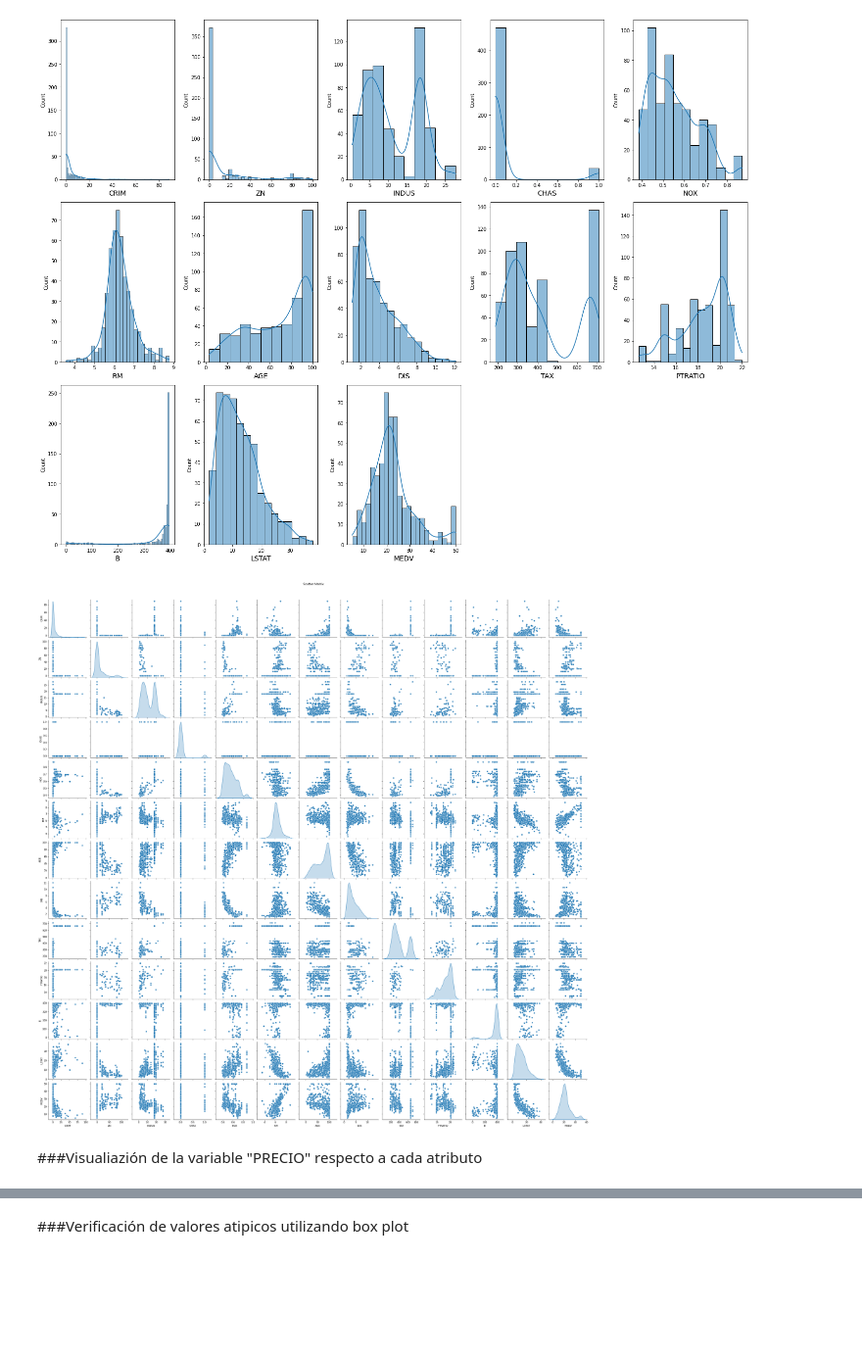
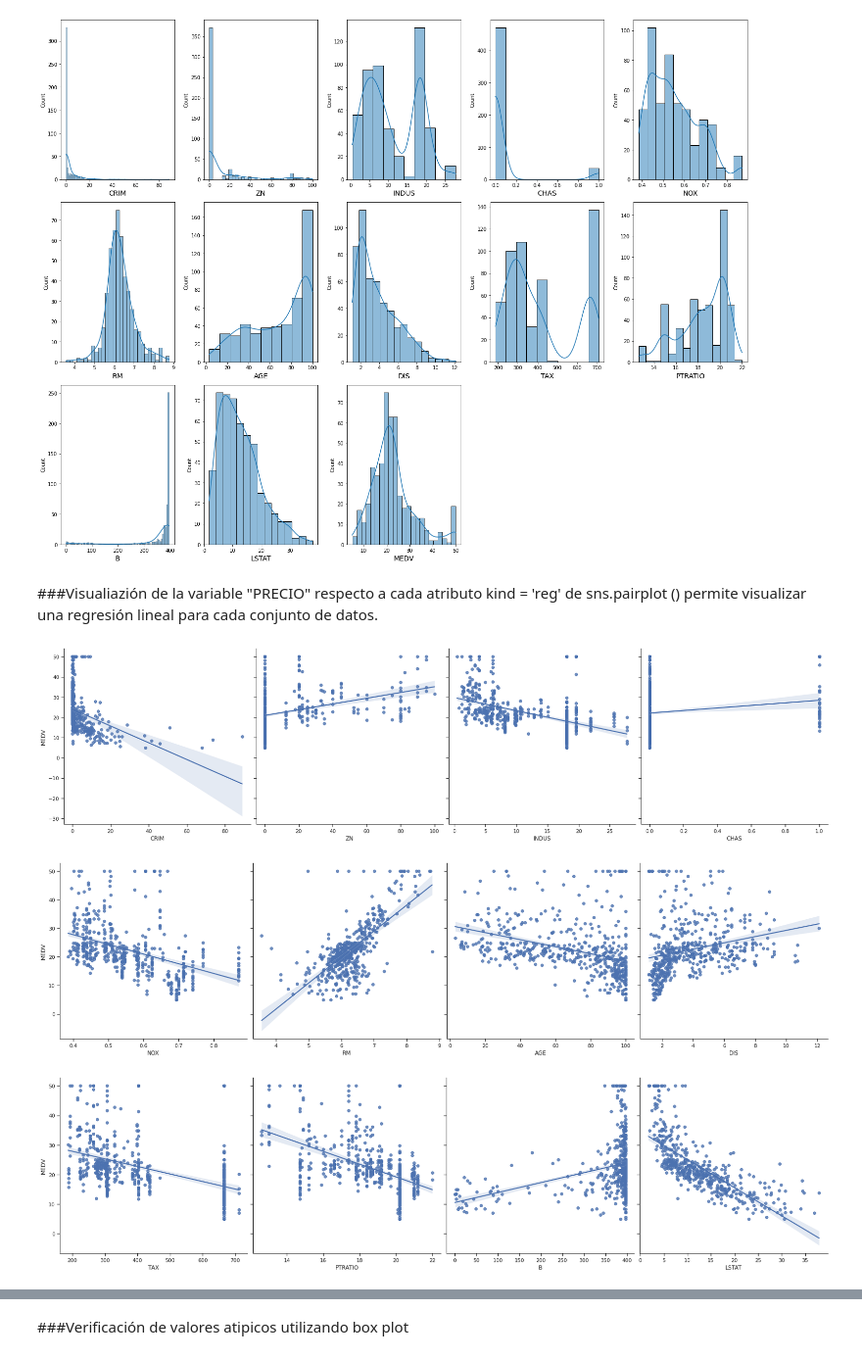
Before and after one commit to RonnyGuevara/Machine-Learning, a Jupyter notebook: TP6/TP6_ML.ipynb, the cells around one changed output, grey strips where cells are left out. Shown at 98% size. Cells and saved outputs as stored; diff of their text form; code cells hidden in the pictures; blank space fills up the shorter version.

```diff
--- a/TP6/TP6_ML.ipynb
+++ b/TP6/TP6_ML.ipynb
@@ -215,14 +231,18 @@ plt.tight_layout()
 plt.show()
 # %% [output]
 [figure]
-# %%
-pg = sns.pairplot(data = df, diag_kind='kde')
-pg.fig.suptitle('Scatter Matrix')
-pg.fig.subplots_adjust(top=0.95)
-# %% [output]
-[figure, removed]
 # %% [markdown]
 ###Visualiazión de la variable "PRECIO" respecto a cada atributo
+kind = 'reg' de sns.pairplot () permite visualizar una regresión lineal para cada conjunto de datos.
+# %%
+sns.set(style="ticks", color_codes=True)
+pg = sns.pairplot(data = df, x_vars=['CRIM','ZN','INDUS','CHAS'], y_vars='MEDV',  height=6, aspect=1., kind='reg')
+pg = sns.pairplot(data = df, x_vars=['NOX','RM','AGE','DIS'], y_vars='MEDV',  height=6, aspect=1., kind='reg')
+pg = sns.pairplot(data = df, x_vars=['TAX','PTRATIO','B','LSTAT'], y_vars='MEDV',  height=6, aspect=1., kind='reg')
+# %% [output]
+[figure, added]
+[figure, added]
+[figure, added]
 # %%
 plt.figure(figsize = (20, 20))
 plotnumber = 1
```
Also changed, not shown: parts of 18 cells of this notebook.
